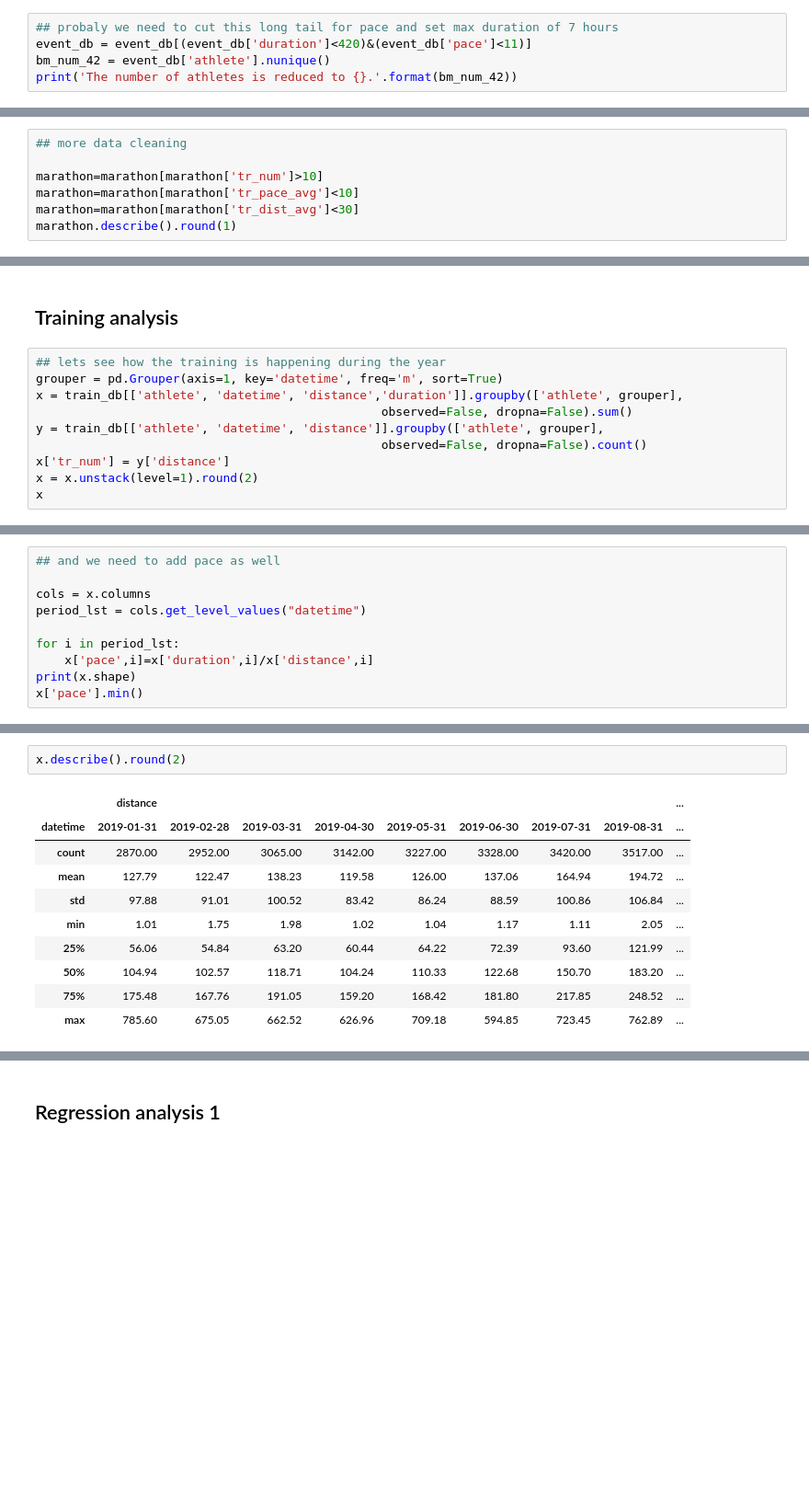
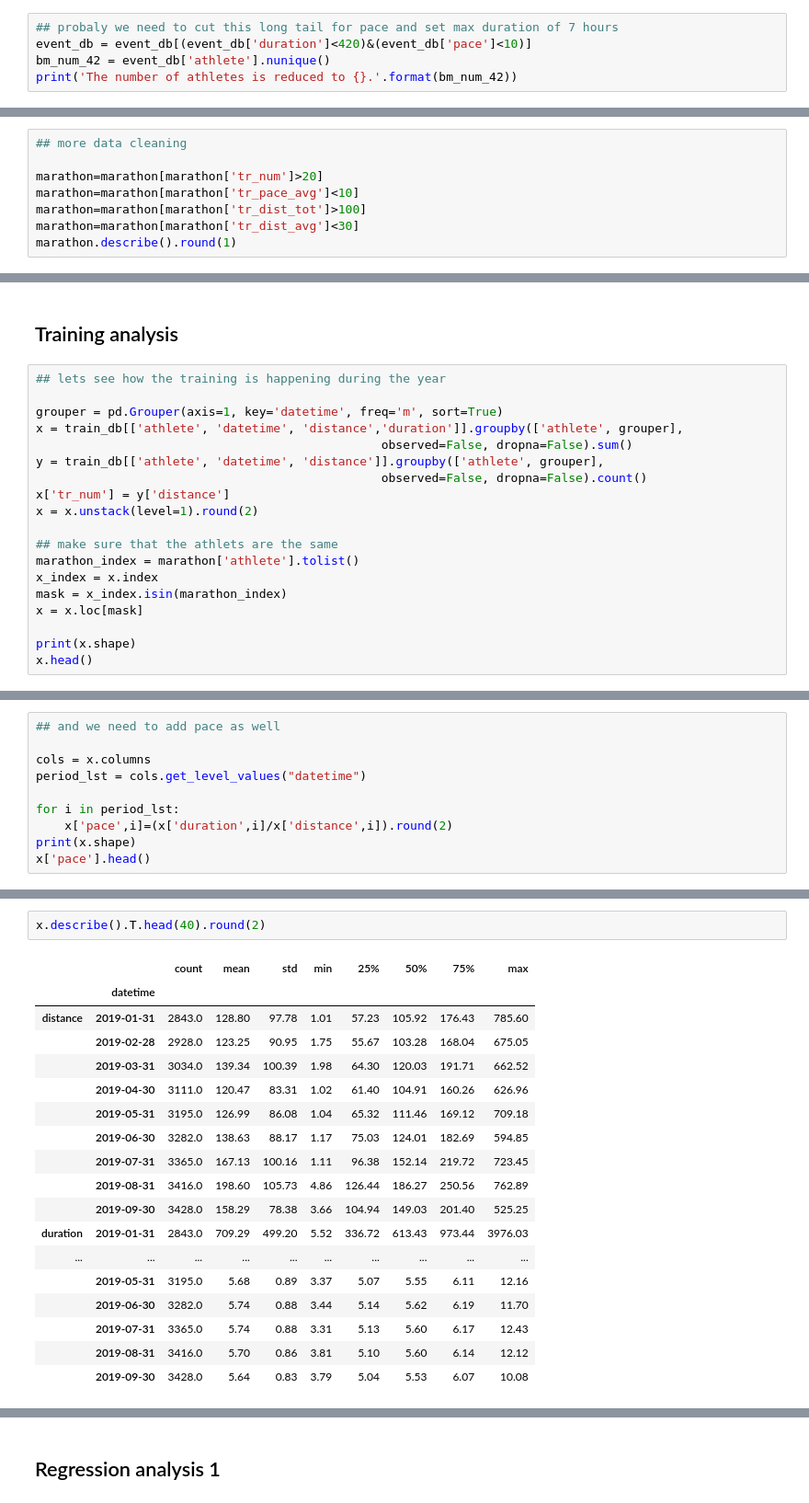
Before and after one commit to dmitry-an-git/ironhack_project_1, a Jupyter notebook: lab_marathon.ipynb, the cells around one changed output, grey strips where cells are left out. Shown at 92% size. Drawn from its saved outputs; the diff is of its cells as text; blank space fills up the shorter version.

```diff
--- a/lab_marathon.ipynb
+++ b/lab_marathon.ipynb
@@ -143,7 +143,7 @@ plt.show()
 [figure]
 # %%
 ## probaly we need to cut this long tail for pace and set max duration of 7 hours
-event_db = event_db[(event_db['duration']<420)&(event_db['pace']<11)]
+event_db = event_db[(event_db['duration']<420)&(event_db['pace']<10)]
 bm_num_42 = event_db['athlete'].nunique()
 print('The number of athletes is reduced to {}.'.format(bm_num_42))
 # %% [output]
@@ -281,8 +286,9 @@ marathon.describe().round(1)
 # %%
 ## more data cleaning
 
-marathon=marathon[marathon['tr_num']>10]
+marathon=marathon[marathon['tr_num']>20]
 marathon=marathon[marathon['tr_pace_avg']<10]
+marathon=marathon[marathon['tr_dist_tot']>100]
 marathon=marathon[marathon['tr_dist_avg']<30]
 marathon.describe().round(1)
 # %% [output]
@@ -339,6 +337,7 @@ list of athlets that are in the selection
 ## Training analysis
 # %%
 ## lets see how the training is happening during the year
+
 grouper = pd.Grouper(axis=1, key='datetime', freq='m', sort=True)
 x = train_db[['athlete', 'datetime', 'distance','duration']].groupby(['athlete', grouper],
                                                 observed=False, dropna=False).sum()
@@ -346,5 +345,13 @@ y = train_db[['athlete', 'datetime', 'distance']].groupby(['athlete', grouper],
                                                 observed=False, dropna=False).count()
 x['tr_num'] = y['distance']
 x = x.unstack(level=1).round(2)
-x
+
+## make sure that the athlets are the same
+marathon_index = marathon['athlete'].tolist()
+x_index = x.index
+mask = x_index.isin(marathon_index)
+x = x.loc[mask]
+
+print(x.shape)
+x.head()
 # %% [output]
@@ -370,7 +372,7 @@ cols = x.columns
 period_lst = cols.get_level_values("datetime")
 
 for i in period_lst:
-    x['pace',i]=x['duration',i]/x['distance',i]
+    x['pace',i]=(x['duration',i]/x['distance',i]).round(2)
 print(x.shape)
-x['pace'].min()
+x['pace'].head()
 # %% [output]
@@ -394,13 +392,21 @@ x.shape
 # %%
-x.describe().round(2)
+x.describe().T.head(40).round(2)
 # %% [output]
-|  | distance |  |  |  |  |  |  |  | ... |
-| datetime | 2019-01-31 | 2019-02-28 | 2019-03-31 | 2019-04-30 | 2019-05-31 | 2019-06-30 | 2019-07-31 | 2019-08-31 | ... |
-| count | 2870.00 | 2952.00 | 3065.00 | 3142.00 | 3227.00 | 3328.00 | 3420.00 | 3517.00 | ... |
-| mean | 127.79 | 122.47 | 138.23 | 119.58 | 126.00 | 137.06 | 164.94 | 194.72 | ... |
-| std | 97.88 | 91.01 | 100.52 | 83.42 | 86.24 | 88.59 | 100.86 | 106.84 | ... |
-| min | 1.01 | 1.75 | 1.98 | 1.02 | 1.04 | 1.17 | 1.11 | 2.05 | ... |
-| 25% | 56.06 | 54.84 | 63.20 | 60.44 | 64.22 | 72.39 | 93.60 | 121.99 | ... |
-| 50% | 104.94 | 102.57 | 118.71 | 104.24 | 110.33 | 122.68 | 150.70 | 183.20 | ... |
-| 75% | 175.48 | 167.76 | 191.05 | 159.20 | 168.42 | 181.80 | 217.85 | 248.52 | ... |
-| max | 785.60 | 675.05 | 662.52 | 626.96 | 709.18 | 594.85 | 723.45 | 762.89 | ... |
+|  |  | count | mean | std | min | 25% | 50% | 75% | max |
+|  | datetime |  |  |  |  |  |  |  |  |
+| distance | 2019-01-31 | 2843.0 | 128.80 | 97.78 | 1.01 | 57.23 | 105.92 | 176.43 | 785.60 |
+|  | 2019-02-28 | 2928.0 | 123.25 | 90.95 | 1.75 | 55.67 | 103.28 | 168.04 | 675.05 |
+|  | 2019-03-31 | 3034.0 | 139.34 | 100.39 | 1.98 | 64.30 | 120.03 | 191.71 | 662.52 |
+|  | 2019-04-30 | 3111.0 | 120.47 | 83.31 | 1.02 | 61.40 | 104.91 | 160.26 | 626.96 |
+|  | 2019-05-31 | 3195.0 | 126.99 | 86.08 | 1.04 | 65.32 | 111.46 | 169.12 | 709.18 |
+|  | 2019-06-30 | 3282.0 | 138.63 | 88.17 | 1.17 | 75.03 | 124.01 | 182.69 | 594.85 |
+|  | 2019-07-31 | 3365.0 | 167.13 | 100.16 | 1.11 | 96.38 | 152.14 | 219.72 | 723.45 |
+|  | 2019-08-31 | 3416.0 | 198.60 | 105.73 | 4.86 | 126.44 | 186.27 | 250.56 | 762.89 |
+|  | 2019-09-30 | 3428.0 | 158.29 | 78.38 | 3.66 | 104.94 | 149.03 | 201.40 | 525.25 |
+| duration | 2019-01-31 | 2843.0 | 709.29 | 499.20 | 5.52 | 336.72 | 613.43 | 973.44 | 3976.03 |
+| ... | ... | ... | ... | ... | ... | ... | ... | ... | ... |
+|  | 2019-05-31 | 3195.0 | 5.68 | 0.89 | 3.37 | 5.07 | 5.55 | 6.11 | 12.16 |
+|  | 2019-06-30 | 3282.0 | 5.74 | 0.88 | 3.44 | 5.14 | 5.62 | 6.19 | 11.70 |
+|  | 2019-07-31 | 3365.0 | 5.74 | 0.88 | 3.31 | 5.13 | 5.60 | 6.17 | 12.43 |
+|  | 2019-08-31 | 3416.0 | 5.70 | 0.86 | 3.81 | 5.10 | 5.60 | 6.14 | 12.12 |
+|  | 2019-09-30 | 3428.0 | 5.64 | 0.83 | 3.79 | 5.04 | 5.53 | 6.07 | 10.08 |
```
Also changed, not shown: parts of 43 cells of this notebook, 1 other file.
